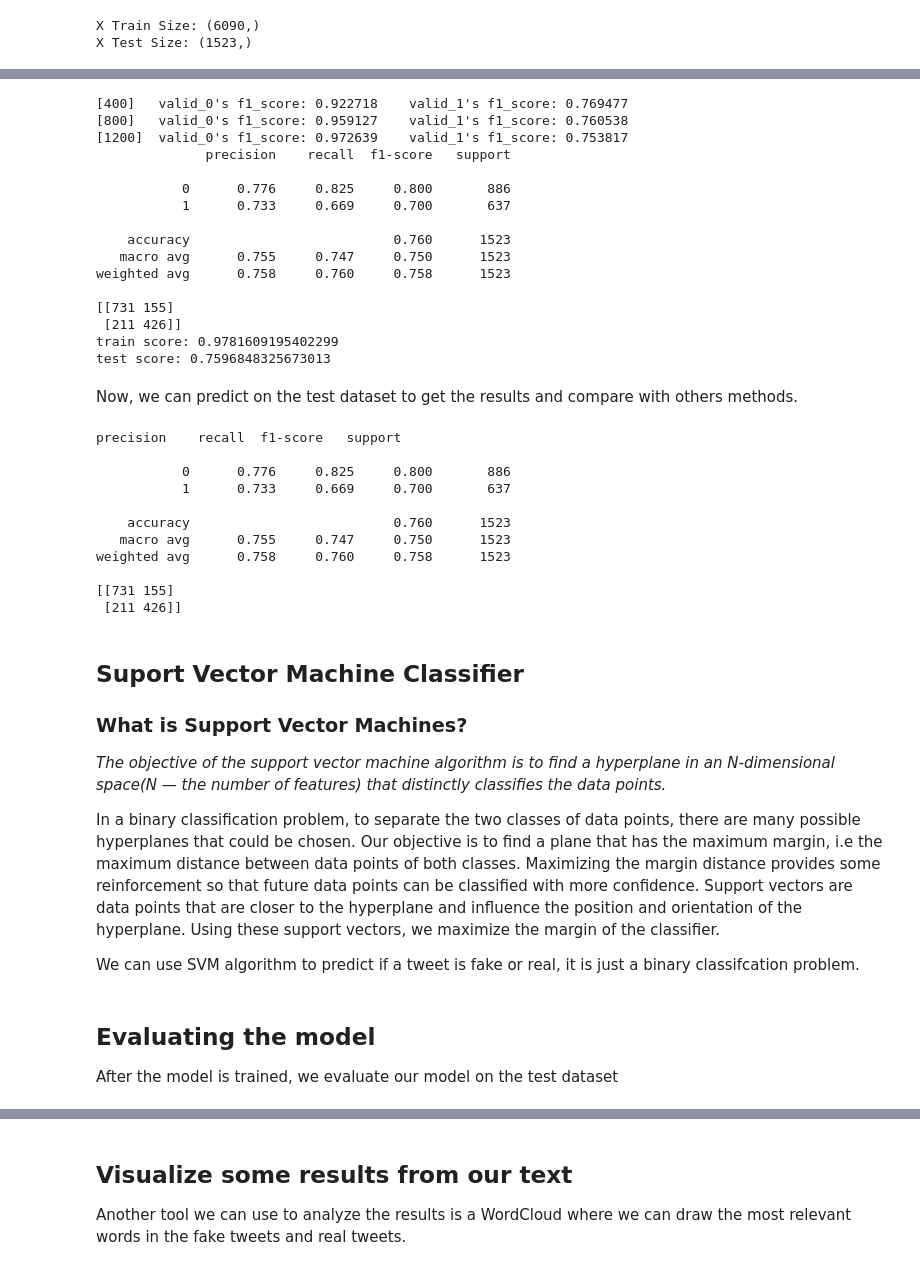
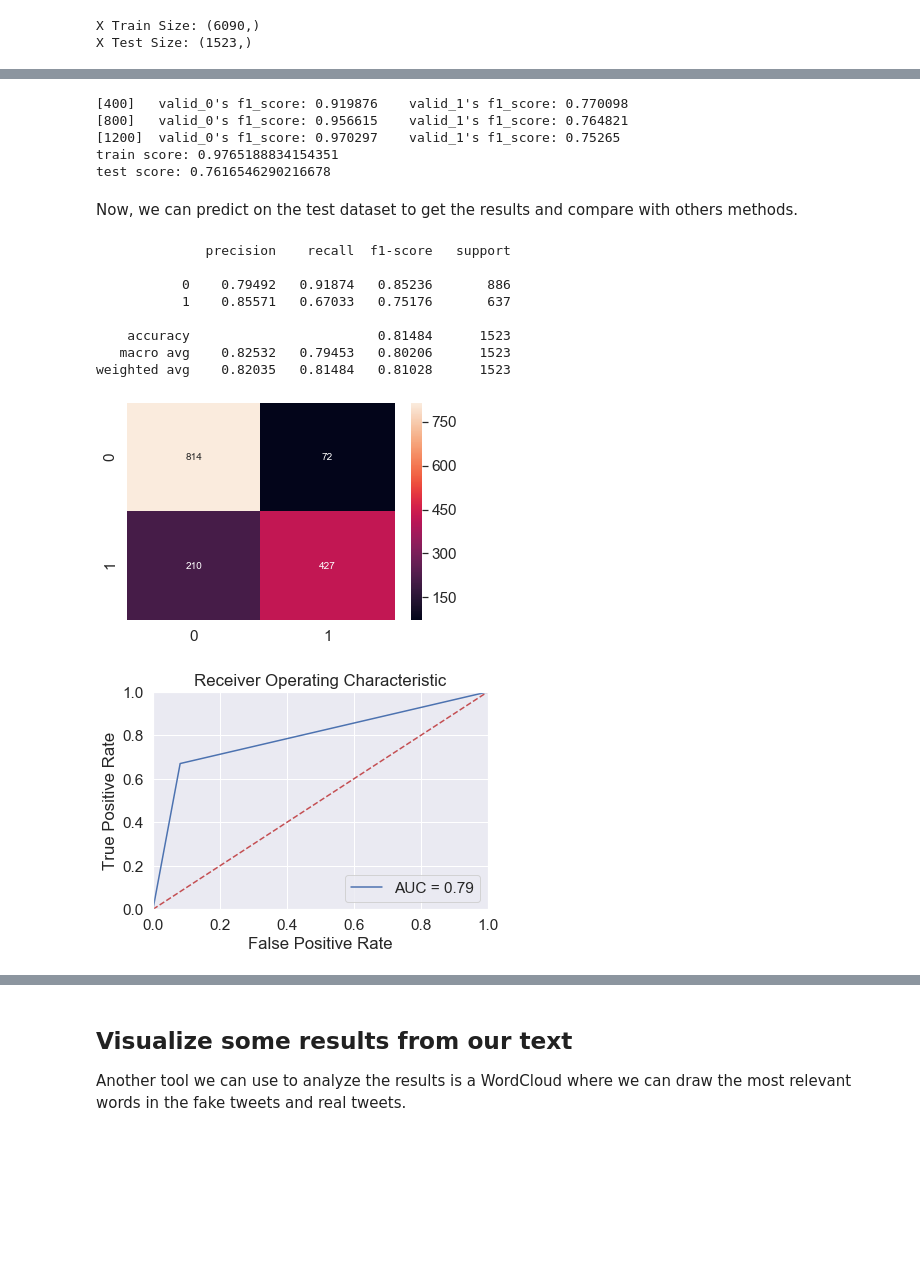
Before and after one commit to edumunozsala/Intro-NLP-Text-Classification, a Jupyter notebook: Intro_NLP_1_TFIDF_Text_Classification.ipynb, the cells around one changed output, grey strips where cells are left out. Cells and saved outputs as stored; diff of their text form; code cells hidden in the pictures; blank space fills up the shorter version.

```diff
--- a/Intro_NLP_1_TFIDF_Text_Classification.ipynb
+++ b/Intro_NLP_1_TFIDF_Text_Classification.ipynb
@@ -188,62 +331,35 @@ params = {
 
 full_clf = LGBMClassifier(**params)
 
-#full_clf.fit(train.astype(np.float32), y_train,verbose=1)
 # Fit or train the xgboost model
 full_clf.fit(train.astype(np.float32), y_train, eval_set=[(train.astype(np.float32), y_train), (test.astype(np.float32), y_test)],
              verbose=400, eval_metric=f1_metric)
-# Get the predictions
-Y_pred = full_clf.predict(test.astype(np.float32))
-# Import libraries for predcton
-from sklearn import metrics
-print(metrics.classification_report(y_test, Y_pred,  digits=3),)
-print(metrics.confusion_matrix(y_test, Y_pred))
 #Show the results
 print("train score:", full_clf.score(train.astype(np.float32), y_train))
 print("test score:", full_clf.score(test.astype(np.float32), y_test))
 # %% [output]
-[400]   valid_0's f1_score: 0.922718    valid_1's f1_score: 0.769477
-[800]   valid_0's f1_score: 0.959127    valid_1's f1_score: 0.760538
-[1200]  valid_0's f1_score: 0.972639    valid_1's f1_score: 0.753817
-              precision    recall  f1-score   support
-
-           0      0.776     0.825     0.800       886
-           1      0.733     0.669     0.700       637
-
-    accuracy                          0.760      1523
-   macro avg      0.755     0.747     0.750      1523
-weighted avg      0.758     0.760     0.758      1523
-
-[[731 155]
- [211 426]]
-train score: 0.9781609195402299
-test score: 0.7596848325673013
+[400]   valid_0's f1_score: 0.919876    valid_1's f1_score: 0.770098
+[800]   valid_0's f1_score: 0.956615    valid_1's f1_score: 0.764821
+[1200]  valid_0's f1_score: 0.970297    valid_1's f1_score: 0.75265
+train score: 0.9765188834154351
+test score: 0.7616546290216678
 # %% [markdown]
 Now, we can predict on the test dataset to get the results and compare with others methods.
 # %%
+# Predicting the Test set results
 Y_pred = full_clf.predict(test.astype(np.float32))
 
-from sklearn import metrics
-print(metrics.classification_report(y_test, Y_pred,  digits=3),)
-print(metrics.confusion_matrix(y_test, Y_pred))
+print(metrics.classification_report(y_test, y_pred,  digits=5))
+plot_confussion_matrix(y_test, y_pred)
+plot_roc_curve(y_test, y_pred)
 # %% [output]
-precision    recall  f1-score   support
+              precision    recall  f1-score   support
 
-           0      0.776     0.825     0.800       886
-           1      0.733     0.669     0.700       637
+           0    0.79492   0.91874   0.85236       886
+           1    0.85571   0.67033   0.75176       637
 
-    accuracy                          0.760      1523
-   macro avg      0.755     0.747     0.750      1523
-weighted avg      0.758     0.760     0.758      1523
-
-[[731 155]
- [211 426]]
+    accuracy                        0.81484      1523
+   macro avg    0.82532   0.79453   0.80206      1523
+weighted avg    0.82035   0.81484   0.81028      1523
+[figure, added]
+[figure, added]
-# %% [markdown]
-## Suport Vector Machine Classifier
-### What is Support Vector Machines?
-
-*The objective of the support vector machine algorithm is to find a hyperplane in an N-dimensional space(N — the number of features) that distinctly classifies the data points.*
-
-In a binary classification problem, to separate the two classes of data points, there are many possible hyperplanes that could be chosen. Our objective is to find a plane that has the maximum margin, i.e the maximum distance between data points of both classes. Maximizing the margin distance provides some reinforcement so that future data points can be classified with more confidence. Support vectors are data points that are closer to the hyperplane and influence the position and orientation of the hyperplane. Using these support vectors, we maximize the margin of the classifier.
-
-We can use SVM algorithm to predict if a tweet is fake or real, it is just a binary classifcation problem.
@@ -259,4 +365,0 @@ model = GridSearchCV(SVC(kernel='rbf'), parameters, cv=4, n_jobs=-1).fit(train,
-# %% [markdown]
-## Evaluating the model
-
-After the model is trained, we evaluate our model on the test dataset
```
Also changed, not shown: parts of 41 cells of this notebook, 1 other file.
